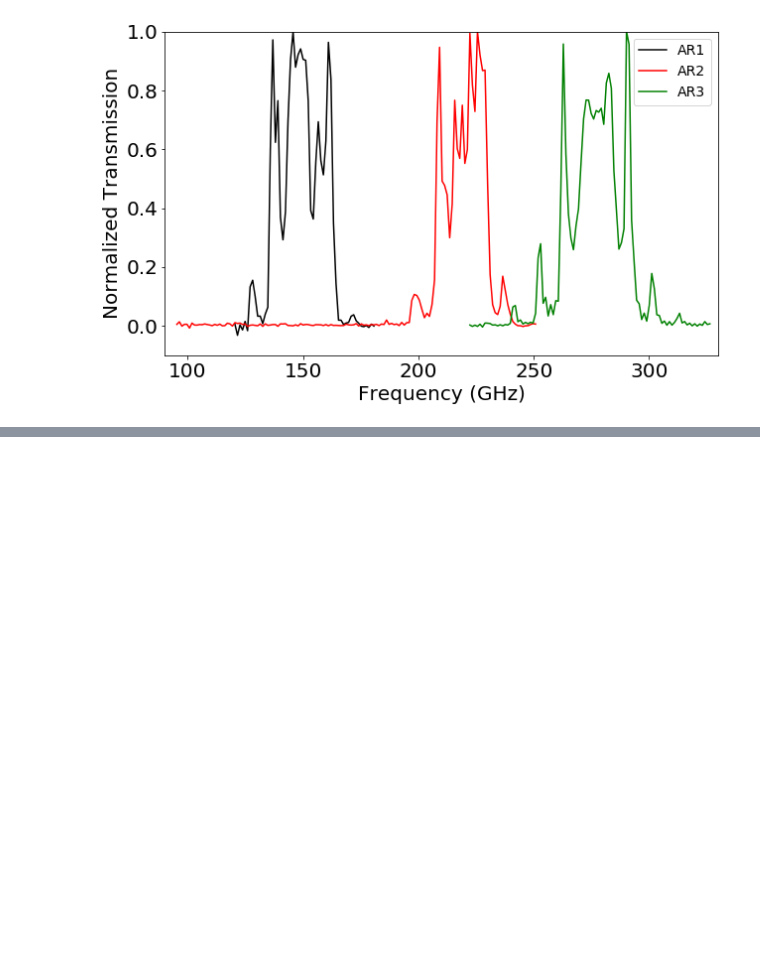
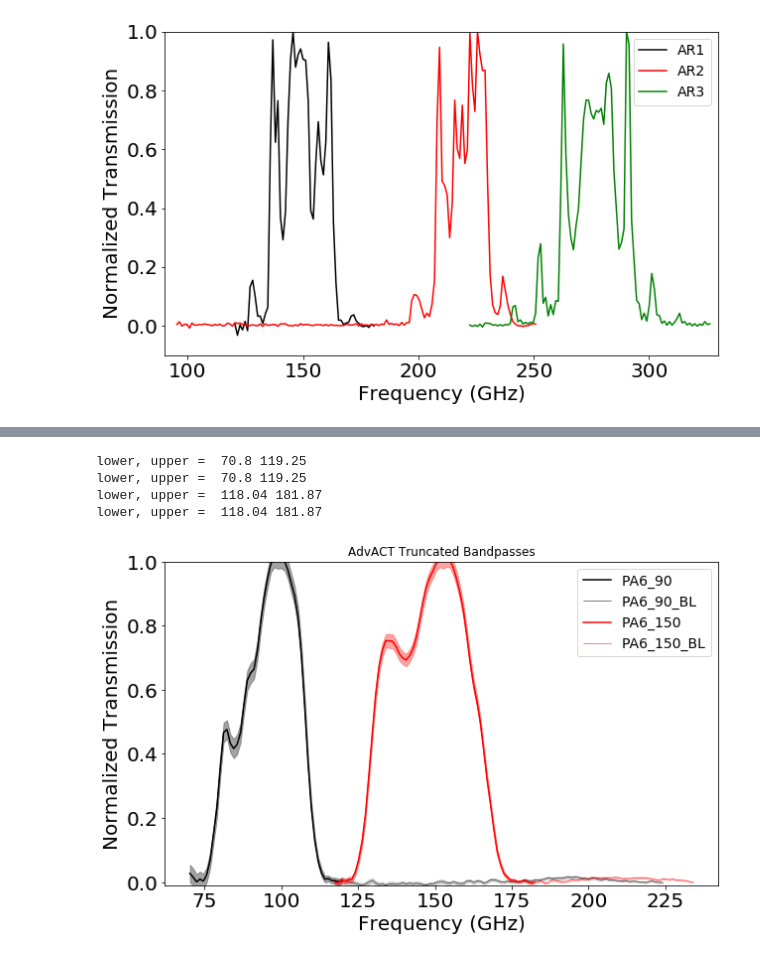
Before and after one commit to jcolinhill/ACT_bandpasses, a Jupyter notebook: truncate_bandpasses.ipynb, the cells around one changed output, grey strips where cells are left out. Drawn from its saved outputs; the diff is of its cells as text; code cells hidden in the pictures; blank space fills up the shorter version.

Commit message:
blue leak now included; added effective frequencies notebook

```diff
--- a/truncate_bandpasses.ipynb
+++ b/truncate_bandpasses.ipynb
@@ -378,0 +418,67 @@ for i in range(N_AdvACT):
+# %%
+# truncate -- note that doing this directly removes the blue leak
+# as expected, since the bandpass goes to zero before the leak comes in
+# apply truncation function to AdvACT bandpasses
+
+nu_AdvACT_cut = []
+fnu_AdvACT_cut = []
+fnu_err_AdvACT_cut = []
+
+# define a second set of bandpasses that include the blue leak
+nu_AdvACT_BL = []
+fnu_AdvACT_BL = []
+fnu_err_AdvACT_BL = []
+
+#nu_nom = np.array([150.,230.,90.,150.,90.,150.])
+nu_nom = np.array([90.,150.])
+
+for i in range(N_AdvACT):
+    nu_cut, fnu_cut, fnu_err_cut = find_cutoffs(nu_AdvACT[i], fnu_AdvACT[i], fnu_err_AdvACT[i], nu_nom[i])
+    nu_AdvACT_cut.append(nu_cut)
+    fnu_AdvACT_cut.append(fnu_cut)
+    fnu_err_AdvACT_cut.append(fnu_err_cut)
+    # keep BL
+    nu_cut, fnu_cut, fnu_err_cut = find_cutoffs(nu_AdvACT[i], fnu_AdvACT[i], fnu_err_AdvACT[i], nu_nom[i], low_and_high=False, low_only=True)
+    nu_AdvACT_BL.append(nu_cut)
+    fnu_AdvACT_BL.append(fnu_cut)
+    fnu_err_AdvACT_BL.append(fnu_err_cut)
+
+# Jeff email 2-20-2020: chop out blue leak stuff above 225 GHz
+# 225 looks like a good cutoff for PA6_90
+# 235 looks like a good cutoff for PA6_150
+nu_BL_cut_PA6_90 = 225.
+nu_BL_cut_PA6_150 = 235.
+
+# UPDATE THIS WHEN PA4 AND PA5 ARE INCLUDED!
+keep_PA6_90 = np.where(nu_AdvACT_BL[0] < nu_BL_cut_PA6_90)
+keep_PA6_150 = np.where(nu_AdvACT_BL[1] < nu_BL_cut_PA6_150)
+nu_AdvACT_BL[0] = nu_AdvACT_BL[0][keep_PA6_90]
+nu_AdvACT_BL[1] = nu_AdvACT_BL[1][keep_PA6_150]
+fnu_AdvACT_BL[0] = fnu_AdvACT_BL[0][keep_PA6_90]
+fnu_AdvACT_BL[1] = fnu_AdvACT_BL[1][keep_PA6_150]
+fnu_err_AdvACT_BL[0] = fnu_err_AdvACT_BL[0][keep_PA6_90]
+fnu_err_AdvACT_BL[1] = fnu_err_AdvACT_BL[1][keep_PA6_150]
+# %% [output]
+lower, upper =  70.8 119.25
+lower, upper =  70.8 119.25
+lower, upper =  118.04 181.87
+lower, upper =  118.04 181.87
+# %%
+# plot truncated bandpasses
+plt.figure(figsize=(10,6))
+for i in range(N_AdvACT):
+    plt.plot(nu_AdvACT_cut[i], fnu_AdvACT_cut[i], color=colors[i])
+    plt.plot(nu_AdvACT_BL[i], fnu_AdvACT_BL[i], color=colors[i], lw=0.5)
+for i in range(N_AdvACT):
+    plt.fill_between(nu_AdvACT_cut[i], fnu_AdvACT_cut[i]-fnu_err_AdvACT_cut[i], fnu_AdvACT_cut[i]+fnu_err_AdvACT_cut[i], color=colors[i], alpha=0.2)
+    plt.fill_between(nu_AdvACT_BL[i], fnu_AdvACT_BL[i]-fnu_err_AdvACT_BL[i], fnu_AdvACT_BL[i]+fnu_err_AdvACT_BL[i], color=colors[i], alpha=0.2, lw=0.5)
+plt.tick_params(labelsize=20)
+plt.ylim(-0.01,1.)
+plt.xlabel('Frequency (GHz)', fontsize=20)
+plt.ylabel('Normalized Transmission', fontsize=20)
+#plt.legend(['PA1 average', 'PA2 average', 'PA3_90 average', 'PA3_150 average'], fontsize=14)
+plt.legend(['PA6_90', 'PA6_90_BL', 'PA6_150', 'PA6_150_BL'], fontsize=14)
+plt.title("AdvACT Truncated Bandpasses")
+plt.show()
+# %% [output]
+[figure, added]
```
Also changed, not shown: parts of 13 cells of this notebook, 1 other file.
